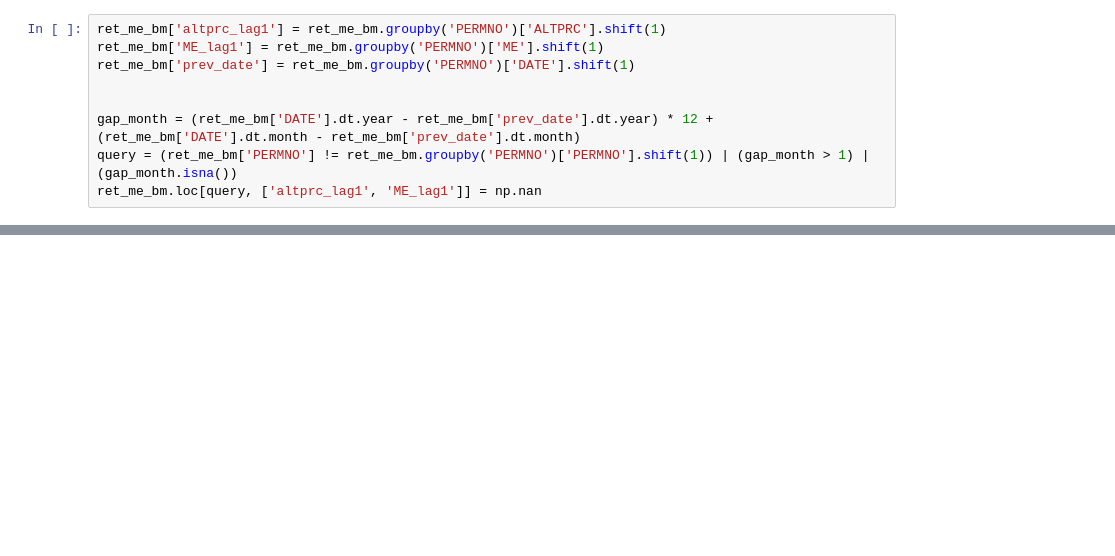
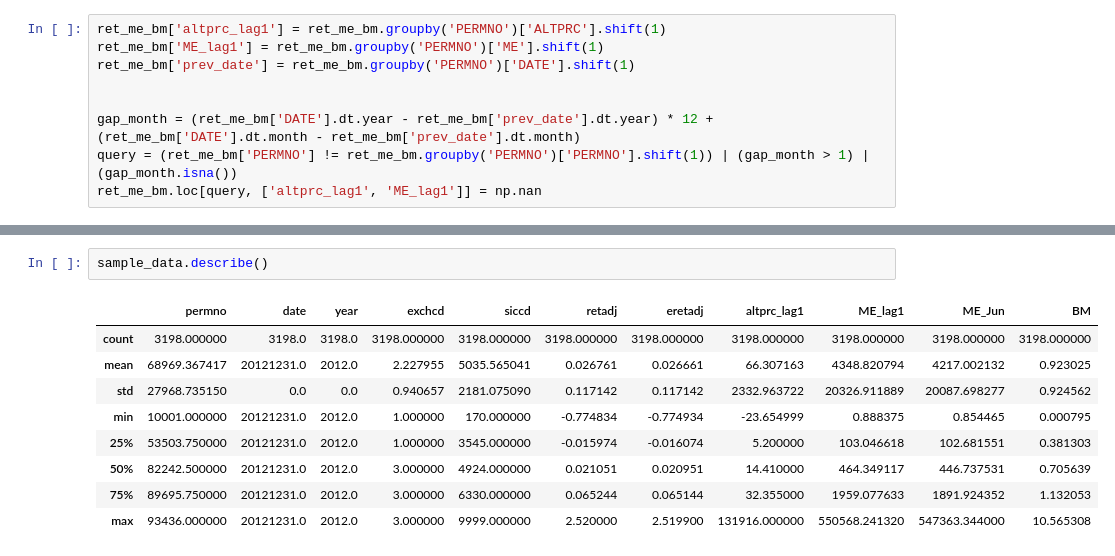
Before and after one commit to khm396/analysis-practice, a Jupyter notebook: assetpricing/sas3.ipynb, the cells around one changed output, grey strips where cells are left out. Saved outputs shown, nothing was run; the diff lists cells and outputs as text; blank space fills up the shorter version.

```diff
--- a/assetpricing/sas3.ipynb
+++ b/assetpricing/sas3.ipynb
@@ -316,3 +312,15 @@ assignment_data.loc[query, ].groupby('yyyymm').agg(
 | 2 | 199012 | -0.004045 | 0.186912 | -1.0060 | 1.994000 | 4386 |
 | 3 | 200012 | -0.023222 | 0.260831 | -1.0050 | 3.245000 | 5474 |
 | 4 | 201012 | 0.075417 | 0.168226 | -1.0001 | 2.400847 | 3574 |
+# %%
+sample_data.describe()
+# %% [output]
+|  | permno | date | year | exchcd | siccd | retadj | eretadj | altprc_lag1 | ME_lag1 | ME_Jun | BM |
+| count | 3198.000000 | 3198.0 | 3198.0 | 3198.000000 | 3198.000000 | 3198.000000 | 3198.000000 | 3198.000000 | 3198.000000 | 3198.000000 | 3198.000000 |
+| mean | 68969.367417 | 20121231.0 | 2012.0 | 2.227955 | 5035.565041 | 0.026761 | 0.026661 | 66.307163 | 4348.820794 | 4217.002132 | 0.923025 |
+| std | 27968.735150 | 0.0 | 0.0 | 0.940657 | 2181.075090 | 0.117142 | 0.117142 | 2332.963722 | 20326.911889 | 20087.698277 | 0.924562 |
+| min | 10001.000000 | 20121231.0 | 2012.0 | 1.000000 | 170.000000 | -0.774834 | -0.774934 | -23.654999 | 0.888375 | 0.854465 | 0.000795 |
+| 25% | 53503.750000 | 20121231.0 | 2012.0 | 1.000000 | 3545.000000 | -0.015974 | -0.016074 | 5.200000 | 103.046618 | 102.681551 | 0.381303 |
+| 50% | 82242.500000 | 20121231.0 | 2012.0 | 3.000000 | 4924.000000 | 0.021051 | 0.020951 | 14.410000 | 464.349117 | 446.737531 | 0.705639 |
+| 75% | 89695.750000 | 20121231.0 | 2012.0 | 3.000000 | 6330.000000 | 0.065244 | 0.065144 | 32.355000 | 1959.077633 | 1891.924352 | 1.132053 |
+| max | 93436.000000 | 20121231.0 | 2012.0 | 3.000000 | 9999.000000 | 2.520000 | 2.519900 | 131916.000000 | 550568.241320 | 547363.344000 | 10.565308 |
```
Also changed, not shown: parts of 4 cells of this notebook.
